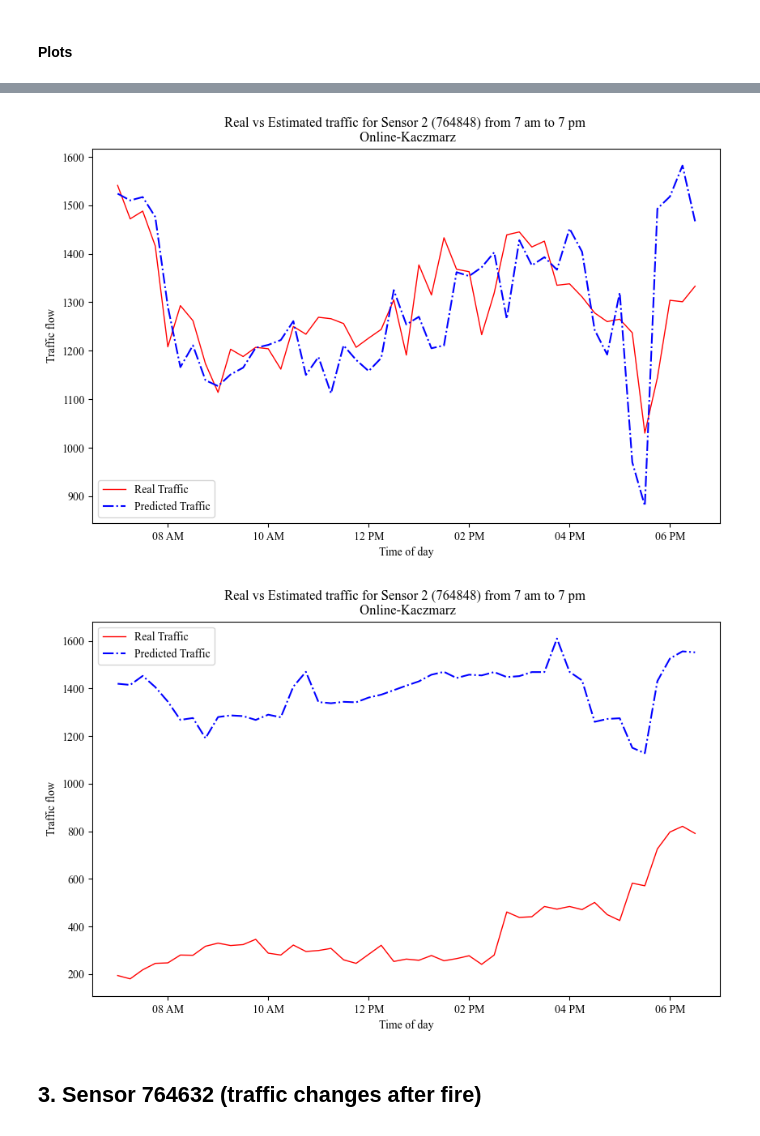
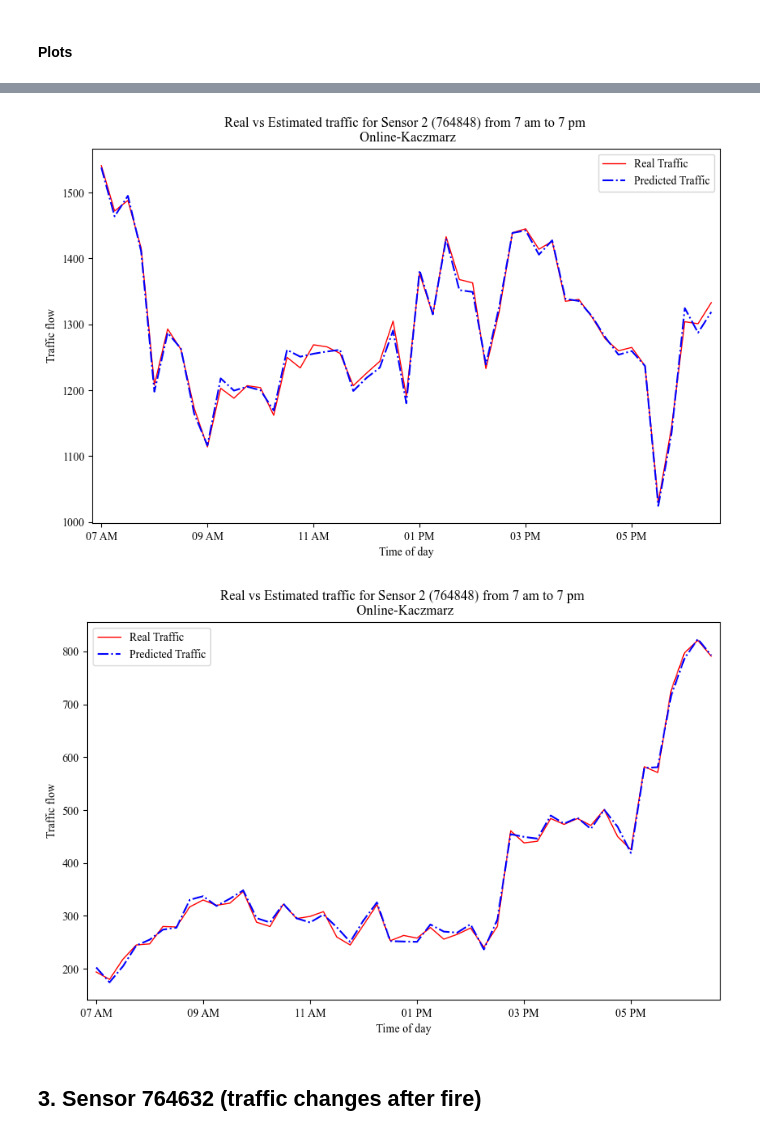
Before and after one commit to fsaudm/Recursive-Estimation-of-Polynomial-Approximation-Kaczmarz-Algorithm, a Jupyter notebook: Sensors.ipynb, the cells around one changed output, grey strips where cells are left out. Saved outputs shown, nothing was run; the diff lists cells and outputs as text; code cells hidden in the pictures.

```diff
--- a/Sensors.ipynb
+++ b/Sensors.ipynb
@@ -951,7 +912,7 @@ polynomial_degree = 2
 """
 
 
-target_values_2 = traffic_764848.iloc[:t, 0]
+target_values = traffic_764848.iloc[:t, 0]
 # Generate Y as target_values (real Y's)
 
 # Initialize weights and estimations
@@ -972,7 +933,7 @@ for i in tqdm(range(t)):
     # Normalize and scale to -1,1 the input:
     x_i = ( x_i - x_i.min() ) / ( x_i.max() - x_i.min() )*2 - 1
 
-    weight_predictions, _ = online_kaczmarz_legendre_multiple(x_i, [target_values[i]], polynomial_degree)
+    weight_predictions, _ = online_kaczmarz_legendre_multiple(x_i, [target_values[i]+ noise[i]], polynomial_degree)
 
     #De-normalize rescale the weights:
     weight_predictions = (((weight_predictions + 1) / 2)  * ( x_i.max() - x_i.min() ) + x_i.min() )
@@ -1014,21 +969,19 @@ Weights:  (136, 1)
 ####    Results
 ################################################################################################
 
-Predicted_Values = y_hat_2.flatten()
-print('Predicted_Values: ', Predicted_Values.shape)
-Real_Values = traffic_764848.iloc[:t, 0]
-print('Real_Values: ', Real_Values.shape)
-difference = (Real_Values-Predicted_Values).T
+print('Predicted_Values: ', y_hat_2.shape)
 
+y_2 = traffic_764848.iloc[:t, 0]
+print('Real_Values: ', y_2.shape)
 
-Y = pd.DataFrame({
-    'Predicted_Values': Predicted_Values,
-    'Real_Values': Real_Values,
-    'Difference': difference
+Y_2 = pd.DataFrame({
+    'Predicted_Values': y_hat_2,
+    'Real_Values': y_2,
+    'Difference': (y_2-y_hat_2).T
 })
 
 # Style DataFrame
-Y[-10:].style.format("{:.4f}")
+Y_2[-10:].style.format("{:.4f}")
 # %% [output]
 Predicted_Values:  (1440,)
 Real_Values:  (1440,)
@@ -1074,15 +1025,15 @@ r2:  1.0
 # n = int(t / days)
 n = 28 # Corresponds to the 7 of November, 2018
 
-num_entries = len(Y['Real_Values'][(48*(n-1)+1):48*(n)])
+num_entries = len(Y_2['Real_Values'][(48*(n-1)+1):48*(n)])
 time_range = pd.date_range(start='7:00', end='19:00', freq='15min')
 time_values = np.tile(time_range, num_entries // len(time_range) + 1)[:num_entries]
 
 # Prepare plot data
 plot_df = pd.DataFrame({
     'Time': time_values,
-    'Real_Values': Y['Real_Values'][(48*(n-1)+1):48*(n)].values,
-    'Predicted_Values': Y['Predicted_Values'][(48*(n-1)+1):48*(n)].values
+    'Real_Values': Y_2['Real_Values'][(48*(n-1)+1):48*(n)].values,
+    'Predicted_Values': Y_2['Predicted_Values'][(48*(n-1)+1):48*(n)].values
 })
 
 # Plot data
@@ -1095,11 +1046,11 @@ ax.xaxis.set_major_locator(mdates.HourLocator(interval=2))
 ax.xaxis.set_major_formatter(mdates.DateFormatter('%I %p'))
 
 # Set x limits and titles
-ax.set_xlim(plot_df['Time'].min() - pd.Timedelta(minutes=30), plot_df['Time'].max() + pd.Timedelta(minutes=30))
+ax.set_xlim(plot_df['Time'].min() - pd.Timedelta(minutes=10), plot_df['Time'].max() + pd.Timedelta(minutes=10))
 ax.set(xlabel='Time of day', ylabel='Traffic flow', title='Real vs Estimated traffic for Sensor 2 (764848) from 7 am to 7 pm \n Online-Kaczmarz')
 ax.legend()
 
-plt.savefig('./Figures/before ignition - Decrease 2.png')
+plt.savefig('./Figures/before ignition - Decrease.png')
 
 plt.show()
 
@@ -1108,40 +1059,40 @@ plt.show()
 ## Day After Ignition
 
 # Extract data and generate time values
 # n = int(t / days)
 n = 30 # Corresponds to the 9 of November, 2018
 
-num_entries = len(Y['Real_Values'][(48*(n-1)+1):48*(n)])
+num_entries = len(Y_2['Real_Values'][(48*(n-1)+1):48*(n)])
 time_range = pd.date_range(start='7:00', end='19:00', freq='15min')
 time_values = np.tile(time_range, num_entries // len(time_range) + 1)[:num_entries]
 
 # Prepare plot data
 plot_df = pd.DataFrame({
     'Time': time_values,
-    'Real_Values': Y['Real_Values'][(48*(n-1)+1):48*(n)].values,
-    'Predicted_Values': Y['Predicted_Values'][(48*(n-1)+1):48*(n)].values
+    'Real_Values': Y_2['Real_Values'][(48*(n-1)+1):48*(n)].values,
+    'Predicted_Values': Y_2['Predicted_Values'][(48*(n-1)+1):48*(n)].values
 })
 
 # Plot data
 fig, ax = plt.subplots(figsize=(10, 6))
 ax.plot('Time', 'Real_Values', data=plot_df, linewidth=1, color='red', label='Real Traffic')
 ax.plot('Time', 'Predicted_Values', data=plot_df, linestyle='dashdot', label='Predicted Traffic', color='b')
 
 # Set x-axis format and locator
 ax.xaxis.set_major_locator(mdates.HourLocator(interval=2))
 ax.xaxis.set_major_formatter(mdates.DateFormatter('%I %p'))
 
 # Set x limits and titles
-ax.set_xlim(plot_df['Time'].min() - pd.Timedelta(minutes=30), plot_df['Time'].max() + pd.Timedelta(minutes=30))
+ax.set_xlim(plot_df['Time'].min() - pd.Timedelta(minutes=10), plot_df['Time'].max() + pd.Timedelta(minutes=10))
 ax.set(xlabel='Time of day', ylabel='Traffic flow', title='Real vs Estimated traffic for Sensor 2 (764848) from 7 am to 7 pm \n Online-Kaczmarz')
 ax.legend()
 
-plt.savefig('./Figures/after ignition - Decrease 2.png')
+plt.savefig('./Figures/after ignition - Decrease.png')
 
 plt.show()
 # %% [output]
-[figure, old version]
+[figure, new version]
-[figure, old version]
+[figure, new version]
 # %% [markdown]
 ## 3. Sensor 764632 (traffic changes after fire)
 # %% [markdown]
```
Also changed, not shown: parts of 15 cells of this notebook, 6 other files.
